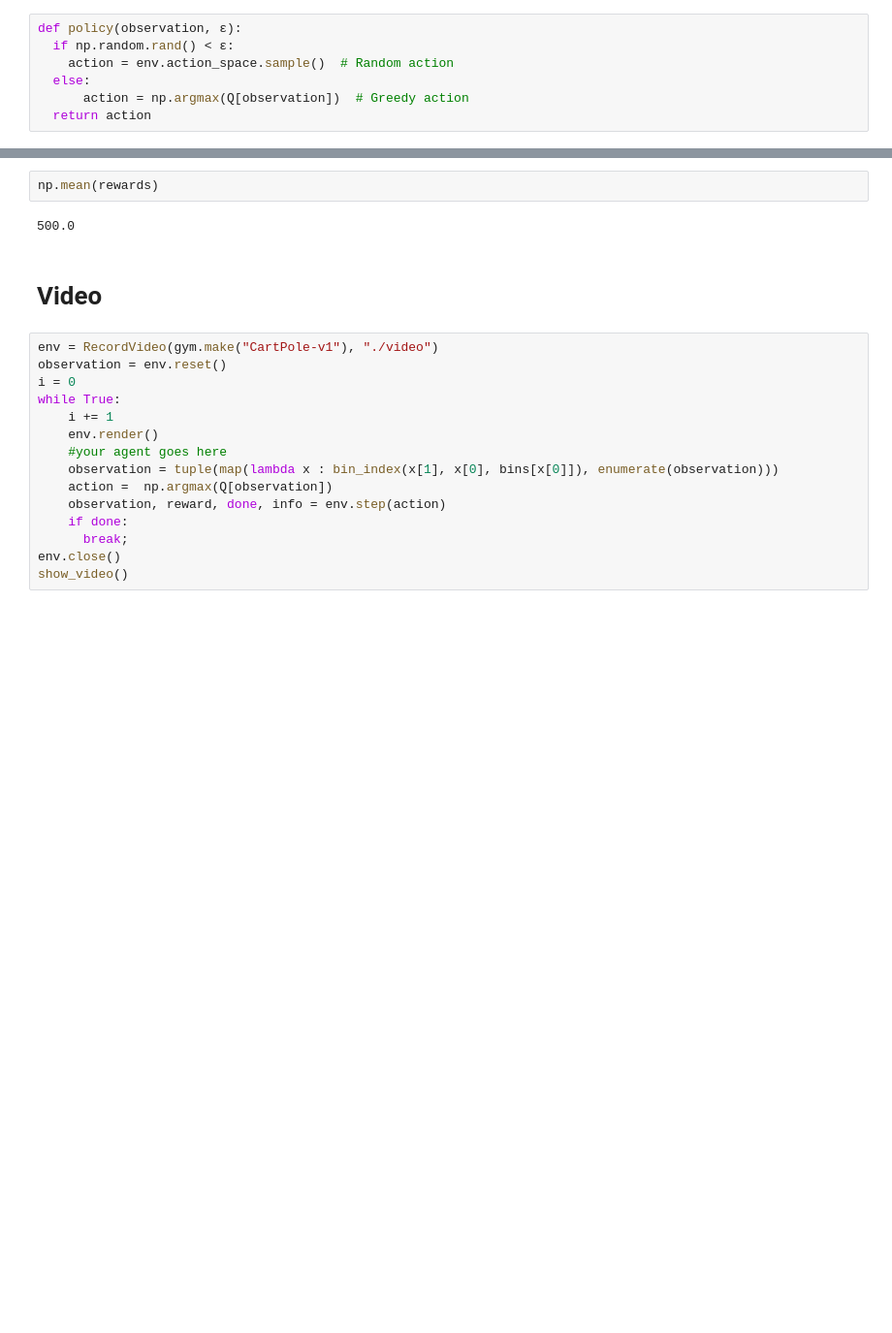
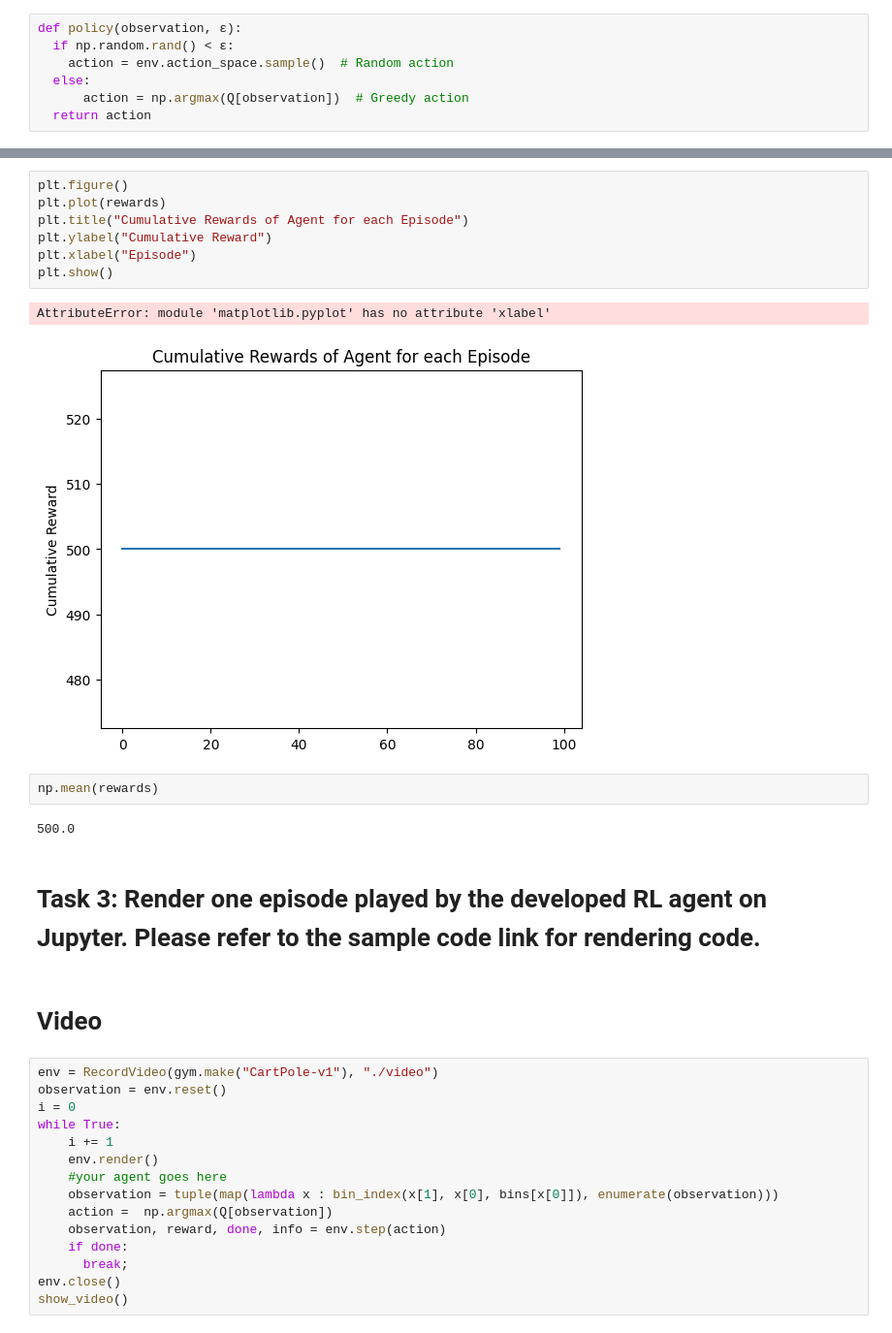
Before and after one commit to Tinkybala/pole-balancing, a Jupyter notebook: Pole_Balance_2.ipynb, the cells around one changed output, grey strips where cells are left out. Shown at 97% size. Drawn from its saved outputs; the diff is of its cells as text; blank space fills up the shorter version.

```diff
--- a/Pole_Balance_2.ipynb
+++ b/Pole_Balance_2.ipynb
@@ -208,7 +319,19 @@ NameError: name 'mean' is not defined
+# %%
+plt.figure()
+plt.plot(rewards)
+plt.title("Cumulative Rewards of Agent for each Episode")
+plt.ylabel("Cumulative Reward")
+plt.xlabel("Episode")
+plt.show()
+# %% [output]
+AttributeError: module 'matplotlib.pyplot' has no attribute 'xlabel'
+[figure, added]
 # %%
 np.mean(rewards)
 # %% [output]
 500.0
+# %% [markdown]
+# **Task 3:** Render one episode played by the developed RL agent on Jupyter. Please refer to the sample code link for rendering code.
 # %% [markdown]
 # Video
 # %%
```
Also changed, not shown: parts of 21 cells of this notebook.
